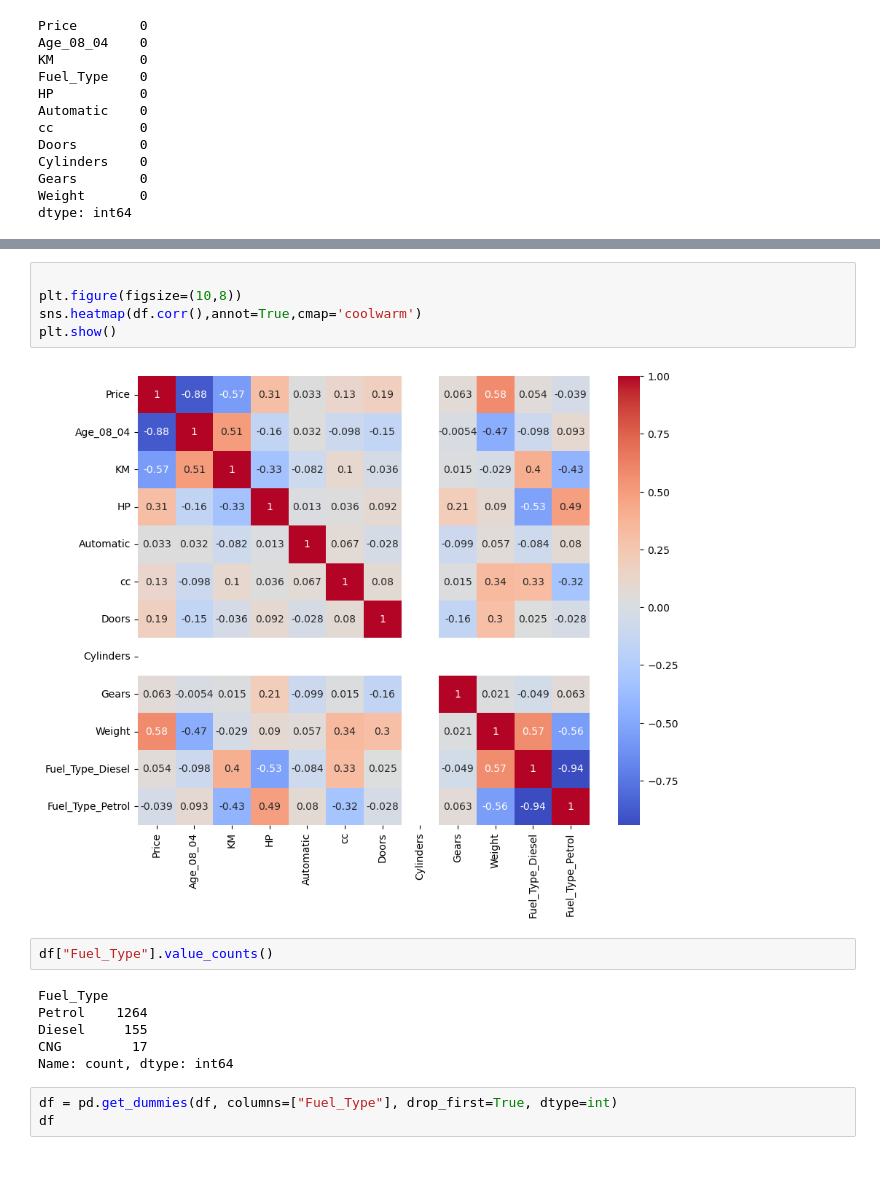
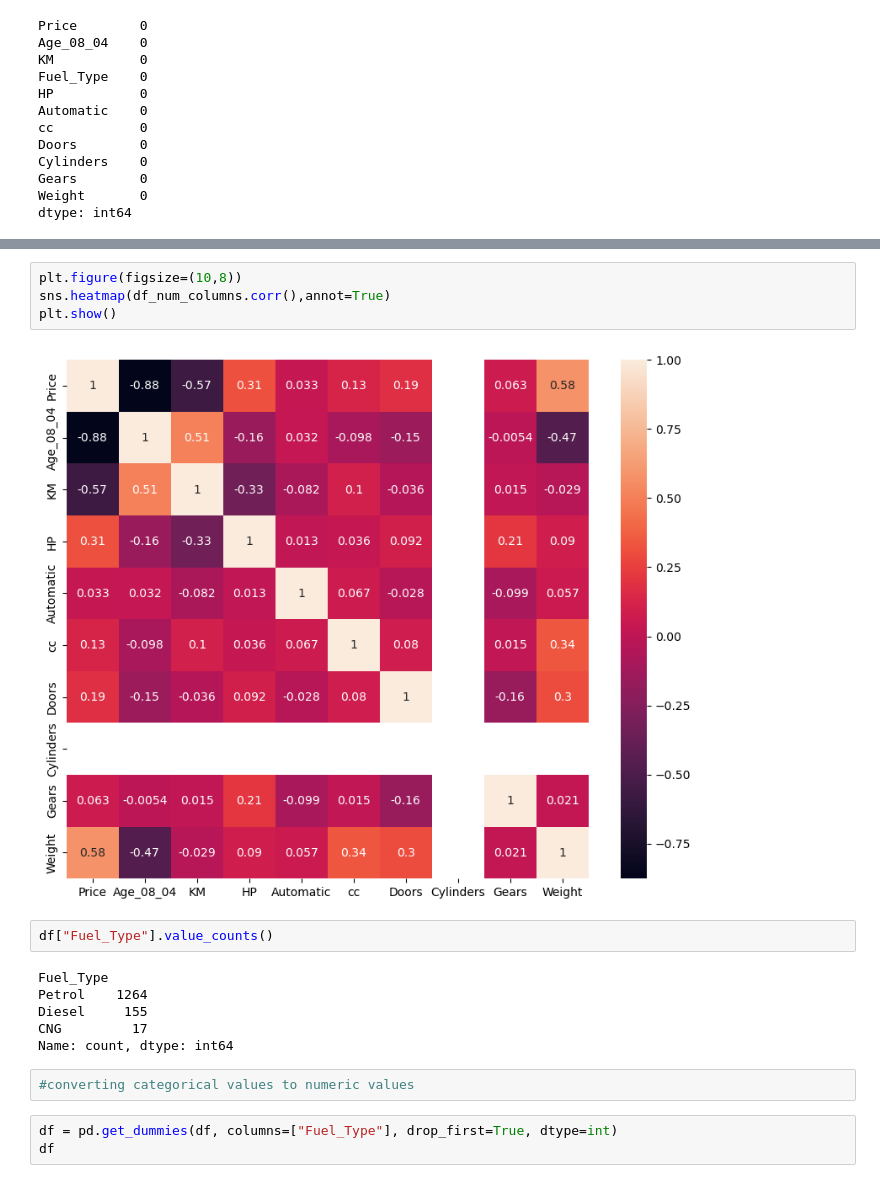
Before and after one commit to anugrahaanilkumar/Datasceince, a Jupyter notebook: MultiLinearRegressionAssignmentsolution.ipynb, the cells around one changed output, grey strips where cells are left out. Drawn from its saved outputs; the diff is of its cells as text.

```diff
--- a/MultiLinearRegressionAssignmentsolution.ipynb
+++ b/MultiLinearRegressionAssignmentsolution.ipynb
@@ -156,11 +158,10 @@ plt.show()
 [figure]
-# %%
-
-plt.figure(figsize=(10,8))
-sns.heatmap(df.corr(),annot=True,cmap='coolwarm')
-plt.show()
-# %% [output]
-[figure, removed]
+# %%
+plt.figure(figsize=(10,8))
+sns.heatmap(df_num_columns.corr(),annot=True)
+plt.show()
+# %% [output]
+[figure, added]
 # %%
 df["Fuel_Type"].value_counts()
 # %% [output]
@@ -169,6 +170,8 @@ Petrol    1264
 Diesel     155
 CNG         17
 Name: count, dtype: int64
+# %%
+#converting categorical values to numeric values
 # %%
 df = pd.get_dummies(df, columns=["Fuel_Type"], drop_first=True, dtype=int)
 df
```
Also changed, not shown: parts of 30 cells of this notebook.
